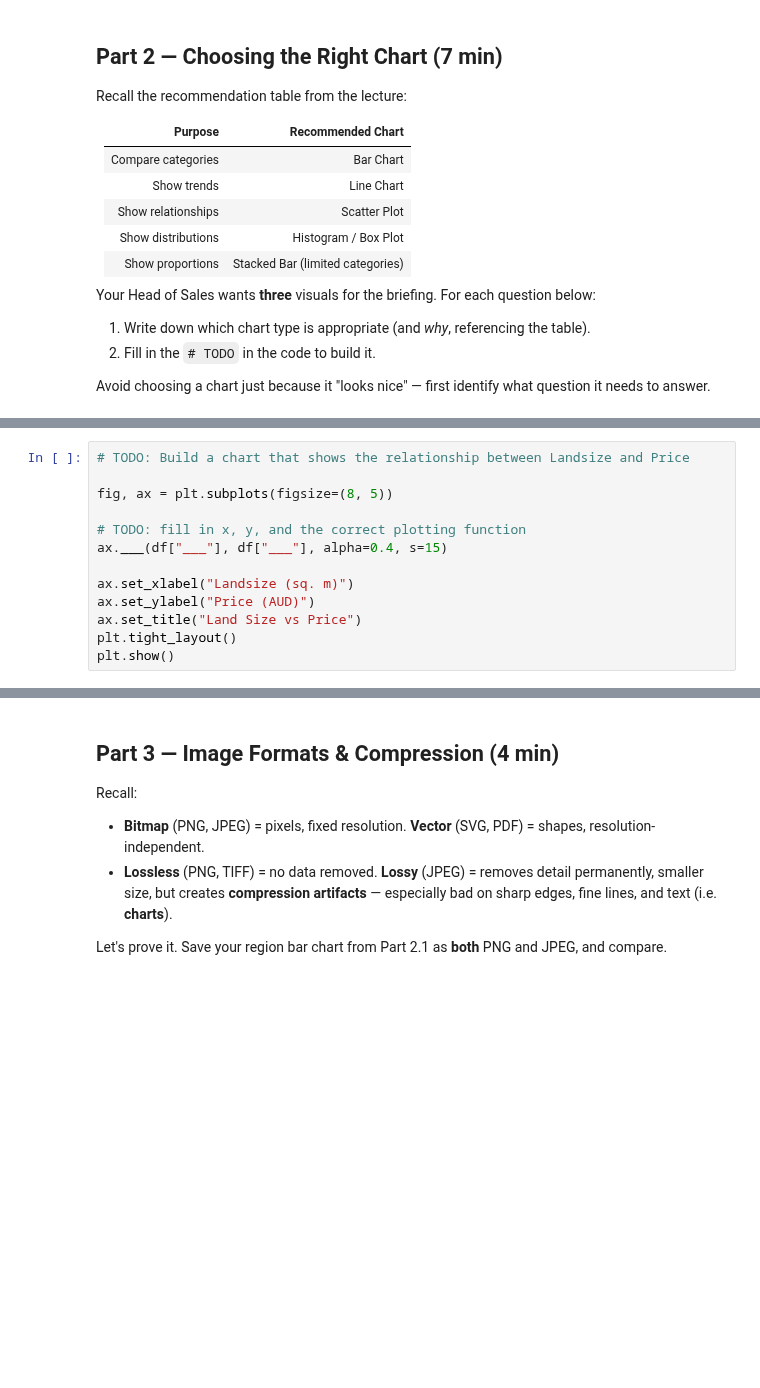
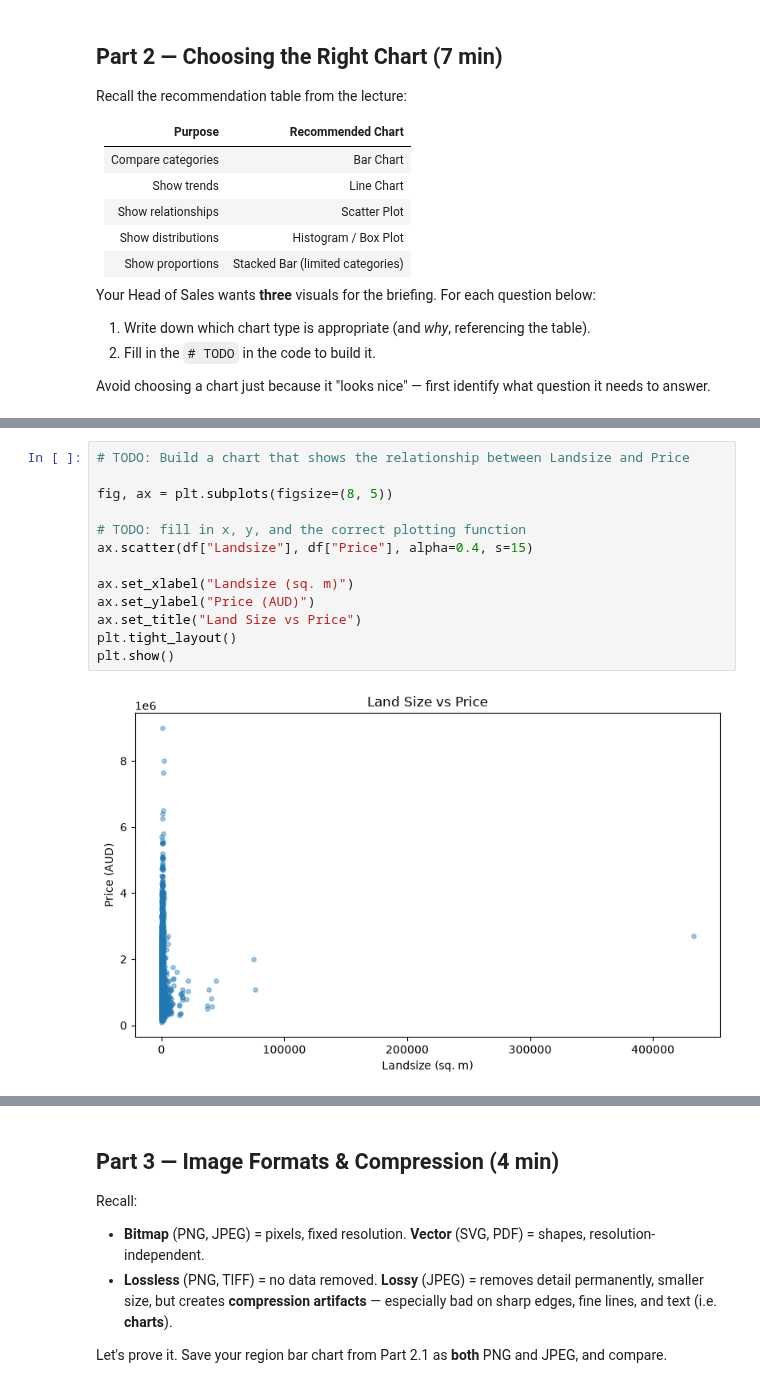
Before and after one commit to itsdharani/VDUI_Assignment_Submissions, a Jupyter notebook: ppt9-activity.ipynb, the cells around one changed output, grey strips where cells are left out. Drawn from its saved outputs; the diff is of its cells as text; blank space fills up the shorter version.

```diff
--- a/ppt9-activity.ipynb
+++ b/ppt9-activity.ipynb
@@ -139,16 +186,18 @@ plt.show()
 # %%
 # TODO: Build a chart that shows the relationship between Landsize and Price
 
 fig, ax = plt.subplots(figsize=(8, 5))
 
 # TODO: fill in x, y, and the correct plotting function
-ax.___(df["___"], df["___"], alpha=0.4, s=15)
+ax.scatter(df["Landsize"], df["Price"], alpha=0.4, s=15)
 
 ax.set_xlabel("Landsize (sq. m)")
 ax.set_ylabel("Price (AUD)")
 ax.set_title("Land Size vs Price")
 plt.tight_layout()
 plt.show()
+# %% [output]
+[figure, added]
 # %% [markdown]
 ### 2.3 — "What does the overall spread of prices in the market look like?"
 
```
Also changed, not shown: parts of 14 cells of this notebook, 2 other files.
